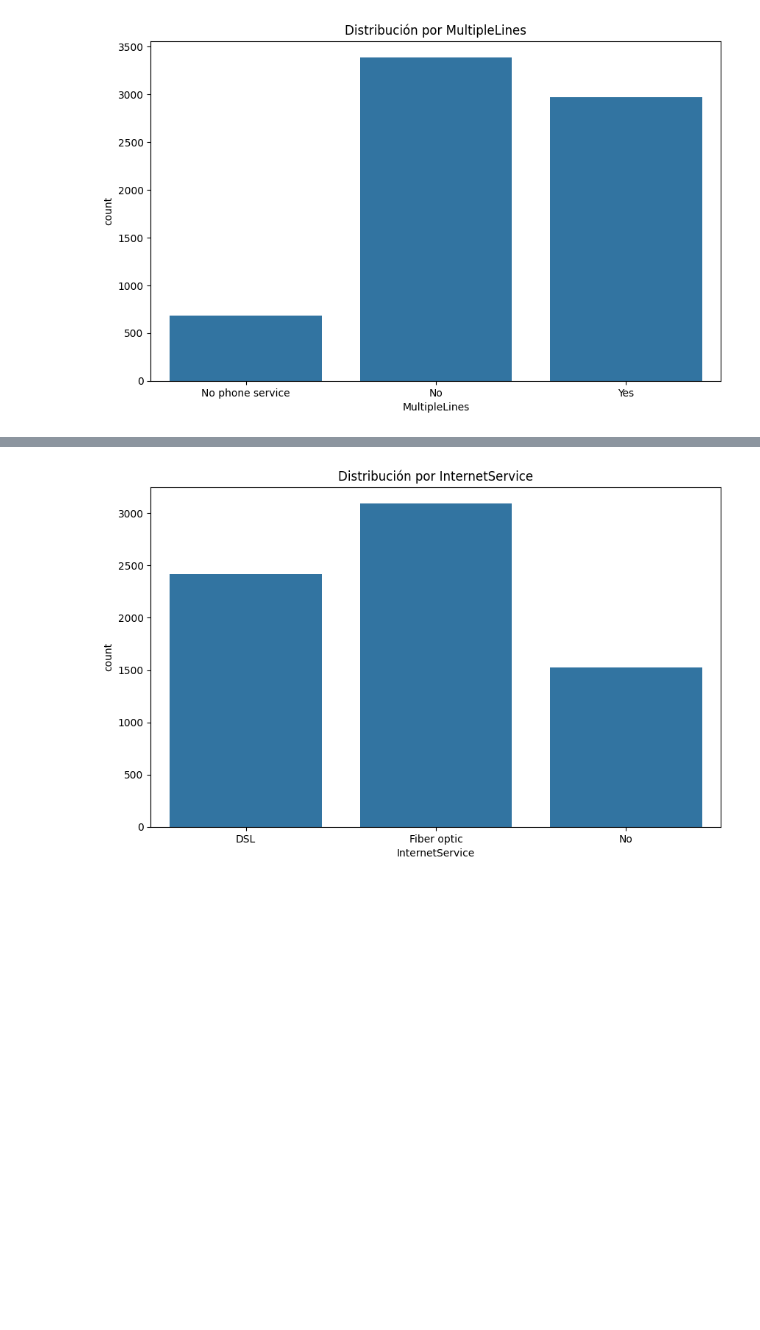
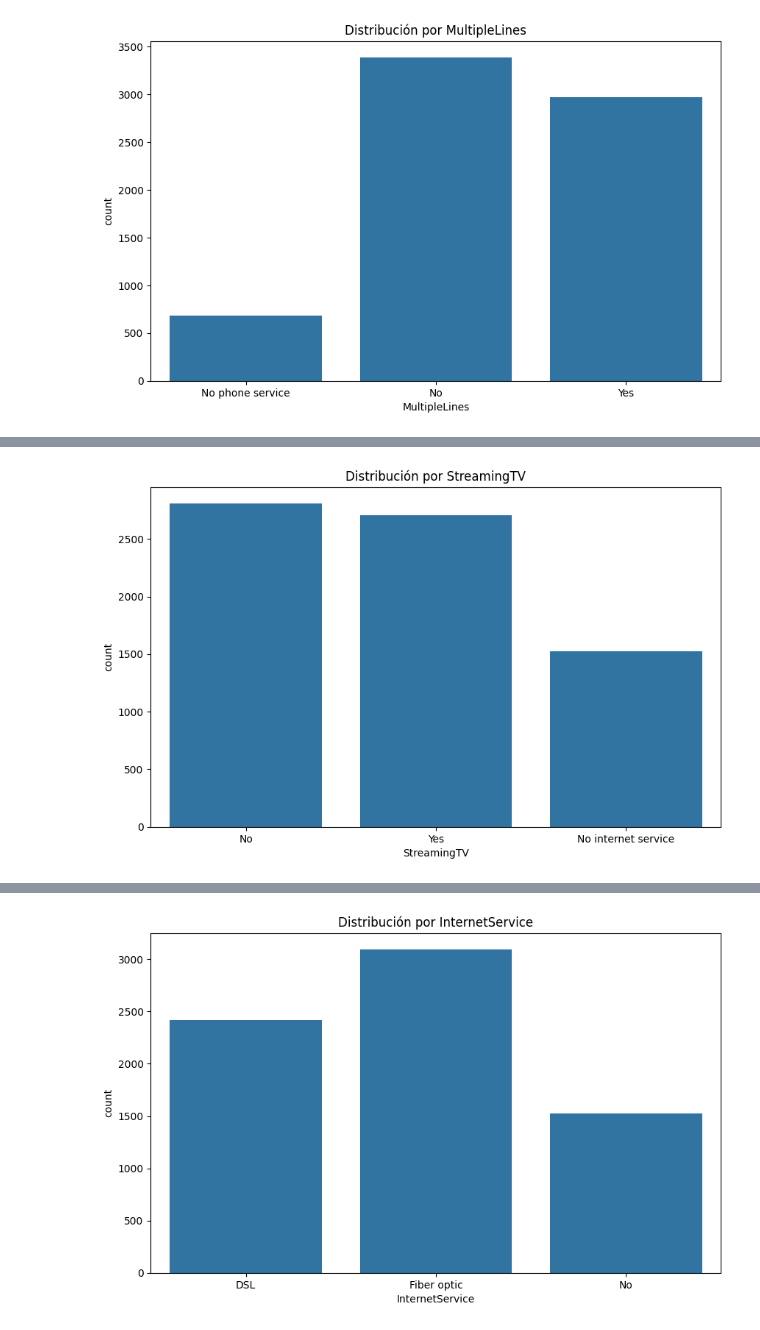
Before and after one commit to robertriosm/shap-responsible-ai, a Jupyter notebook: project.ipynb, the cells around one changed output, grey strips where cells are left out. Cells and saved outputs as stored; diff of their text form; code cells hidden in the pictures; blank space fills up the shorter version.

```diff
--- a/project.ipynb
+++ b/project.ipynb
@@ -146,8 +148,9 @@ plt.show()
 # %%
-# OnlineBackup,DeviceProtection,TechSupport,StreamingTV,StreamingMovies,Contract,PaperlessBilling,PaymentMethod
-# Gráfico de barras para una característica categórica PhoneService
+# Gráfico de barras para una característica categórica StreamingTV
 plt.figure(figsize=(10, 6))
-sns.countplot(x='PhoneService', data=df)
-plt.title('Distribución por PhoneService')
+sns.countplot(x='StreamingTV', data=df)
+plt.title('Distribución por StreamingTV')
 plt.show()
+# %% [output]
+[figure, added]
 # %%
```
Also changed, not shown: parts of 19 cells of this notebook, 2 other files.
